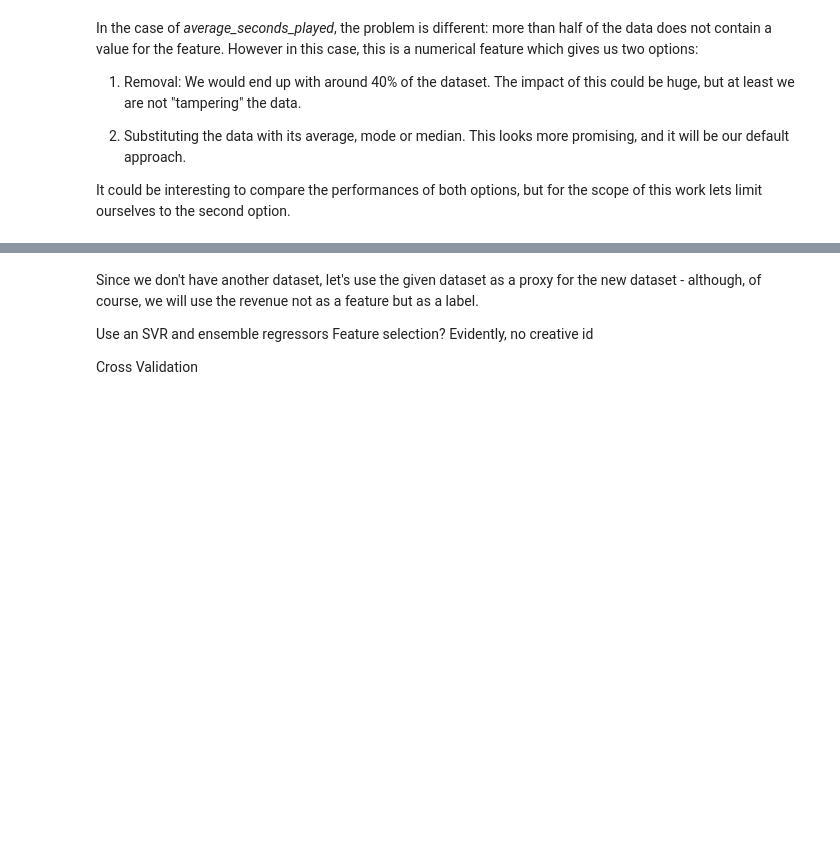
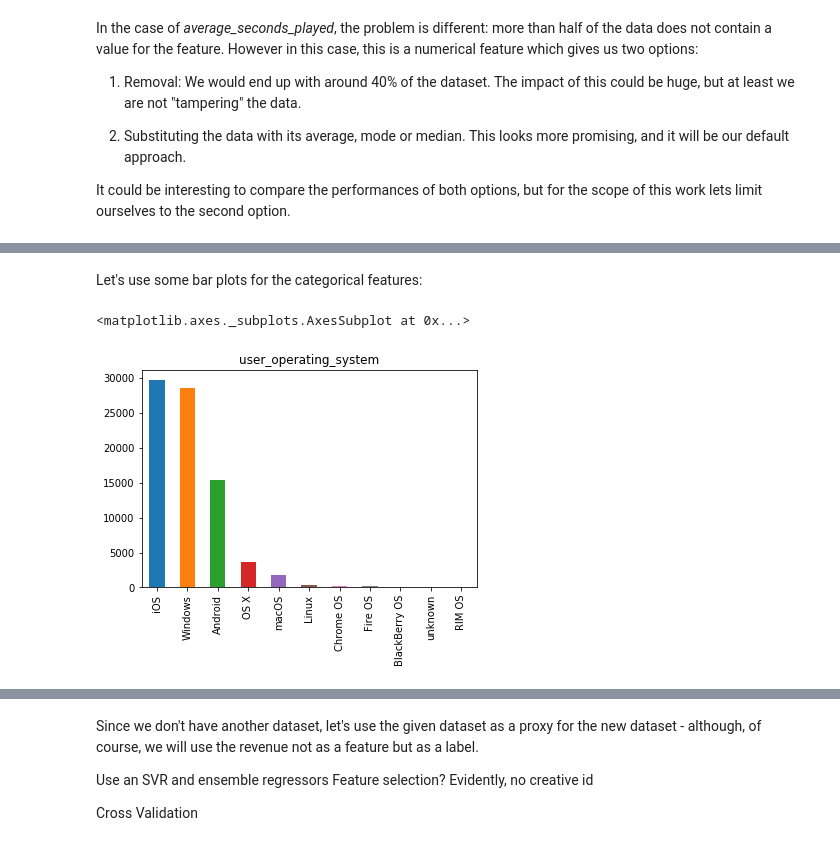
Before and after one commit to nanaky92/Data-Science-Challenge, a Jupyter notebook: TEADS.ipynb, the cells around one changed output, grey strips where cells are left out. Saved outputs shown, nothing was run; the diff lists cells and outputs as text; code cells hidden in the pictures; blank space fills up the shorter version.

Commit message:
Add visualization

```diff
--- a/TEADS.ipynb
+++ b/TEADS.ipynb
@@ -160,0 +185,9 @@ Feature scaling
+# %% [markdown]
+Let's use some bar plots for the categorical features:
+# %%
+%matplotlib inline
+
+X_train["user_operating_system"].value_counts().plot(kind='bar', title='user_operating_system')
+# %% [output]
+<matplotlib.axes._subplots.AxesSubplot at 0x...>
+[figure, added]
```
Also changed, not shown: parts of 42 cells of this notebook.
